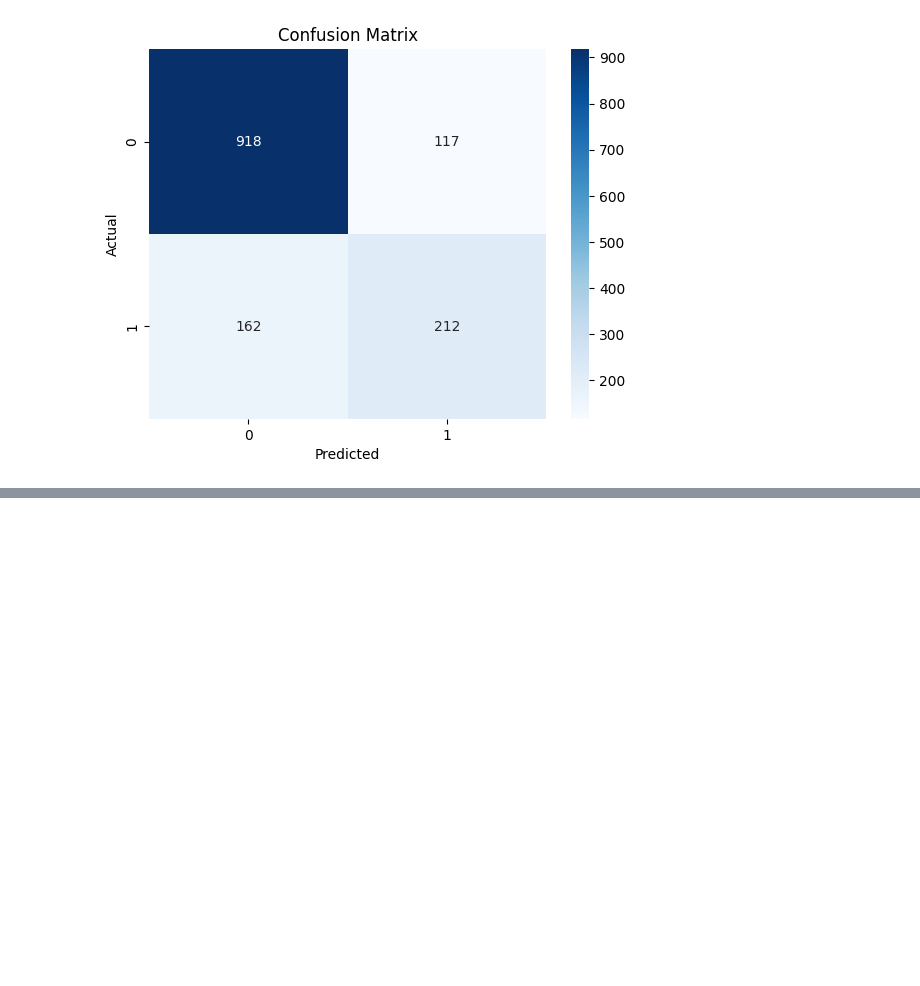
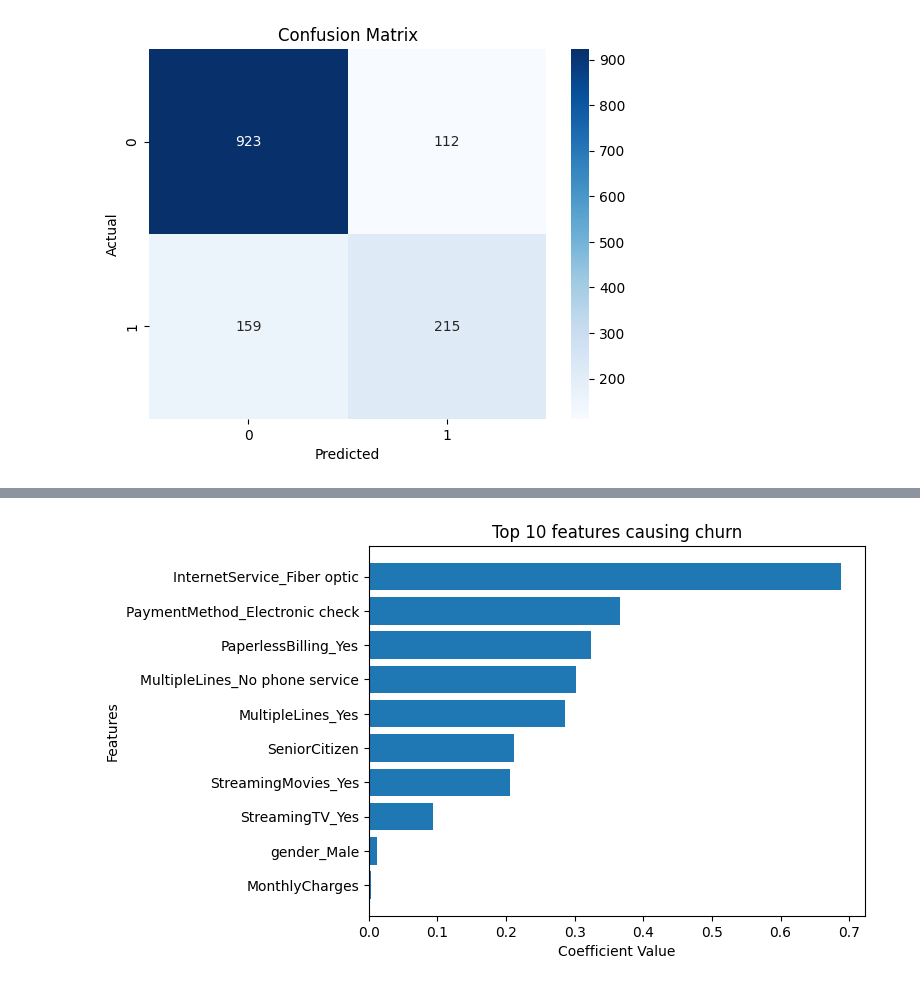
Before and after one commit to shinojphilipjohn/Churn-Prediction, a Jupyter notebook: customer_churn_ml/notebooks/baseline_model.ipynb, the cells around one changed output, grey strips where cells are left out. Saved outputs shown, nothing was run; the diff lists cells and outputs as text; code cells hidden in the pictures; blank space fills up the shorter version.

```diff
--- a/customer_churn_ml/notebooks/baseline_model.ipynb
+++ b/customer_churn_ml/notebooks/baseline_model.ipynb
@@ -13,8 +13,8 @@ df=pd.read_csv("/Users/shinojphilipjohn/Github/data-engg-science-projects/custom
 
 # Removing target variable and allocating
 df.drop("Unnamed: 0",axis=1,inplace=True)
-X=df.drop("Churn",axis=1)
-y=df["Churn"]
+X=df.drop("Churn_Yes",axis=1)
+y=df["Churn_Yes"]
 
 #Since churn is imbalanced startify=y
 X_train,X_test,y_train,y_test=train_test_split(X,y,test_size=0.2,random_state=14,stratify=y)
@@ -122,3 +127,20 @@ plt.show()
 # Recall is lesser than Precision likely due to class imbalance.
 # Can use better models and tuning.
 # ROC-AUC Score is good.
+# %%
+coef=pd.DataFrame({
+    "features":X_train.columns,
+    "coefficients":lr_model.coef_[0]
+})
+
+
+print(coef)
+
+postive_coef=coef[coef["coefficients"]>=0]
+postive_coef=postive_coef.sort_values("coefficients",ascending=False)
+neg_coef=coef[coef["coefficients"]<0]
+neg_coef=neg_coef.sort_values("coefficients",ascending=False)
+print("\n")
+print(postive_coef)
+print("\n")
+print(neg_coef)
@@ -124,0 +165,13 @@ plt.show()
+# %%
+top_10=postive_coef.head(10)
+
+import matplotlib.pyplot as plt
+
+plt.barh(top_10["features"],top_10["coefficients"])
+plt.title("Top 10 features causing churn")
+plt.xlabel("Coefficient Value")
+plt.ylabel("Features")
+plt.gca().invert_yaxis()
+plt.show()
+# %% [output]
+[figure, added]
```
Also changed, not shown: parts of 8 cells of this notebook, 4 other files.
